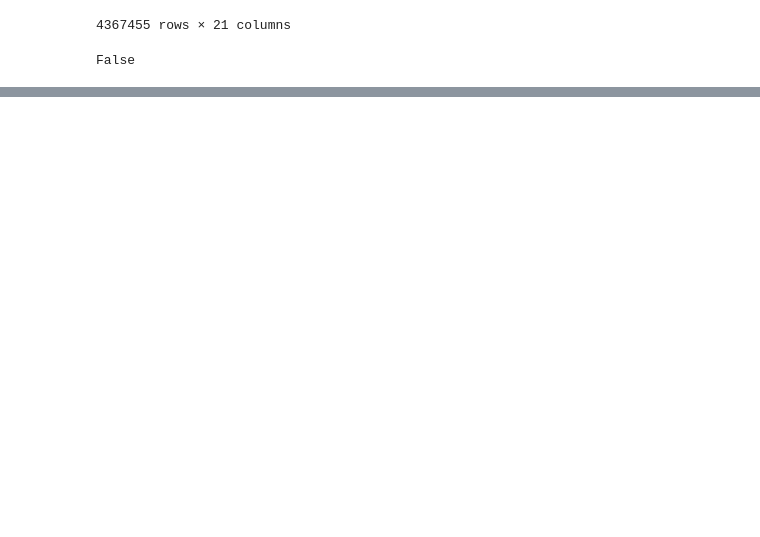
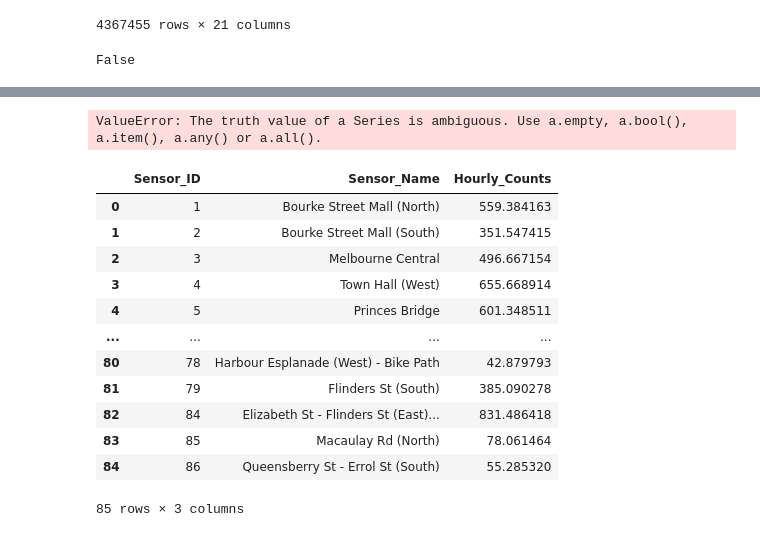
Before and after one commit to thanaboonmu/pedestrian_analysis, a Jupyter notebook: analysis.ipynb, the cells around one changed output, grey strips where cells are left out. Drawn from its saved outputs; the diff is of its cells as text; code cells hidden in the pictures; blank space fills up the shorter version.

```diff
--- a/analysis.ipynb
+++ b/analysis.ipynb
@@ -157,0 +160,4 @@ for month in month_list:
+# %%
+lockdown_df[lockdown_df['Date_Time'] < '2020-04-30' and lockdown_df['Date_Time'] > '2020-04-01']
+# %% [output]
+ValueError: The truth value of a Series is ambiguous. Use a.empty, a.bool(), a.item(), a.any() or a.all().
@@ -157,0 +166,16 @@ for month in month_list:
+# %%
+lockdown_df_group
+# %% [output]
+|  | Sensor_ID | Sensor_Name | Hourly_Counts |
+| 0 | 1 | Bourke Street Mall (North) | 559.384163 |
+| 1 | 2 | Bourke Street Mall (South) | 351.547415 |
+| 2 | 3 | Melbourne Central | 496.667154 |
+| 3 | 4 | Town Hall (West) | 655.668914 |
+| 4 | 5 | Princes Bridge | 601.348511 |
+| ... | ... | ... | ... |
+| 80 | 78 | Harbour Esplanade (West) - Bike Path | 42.879793 |
+| 81 | 79 | Flinders St (South) | 385.090278 |
+| 82 | 84 | Elizabeth St - Flinders St (East)... | 831.486418 |
+| 83 | 85 | Macaulay Rd (North) | 78.061464 |
+| 84 | 86 | Queensberry St - Errol St (South) | 55.285320 |
+85 rows × 3 columns
```
Also changed, not shown: parts of 24 cells of this notebook.
